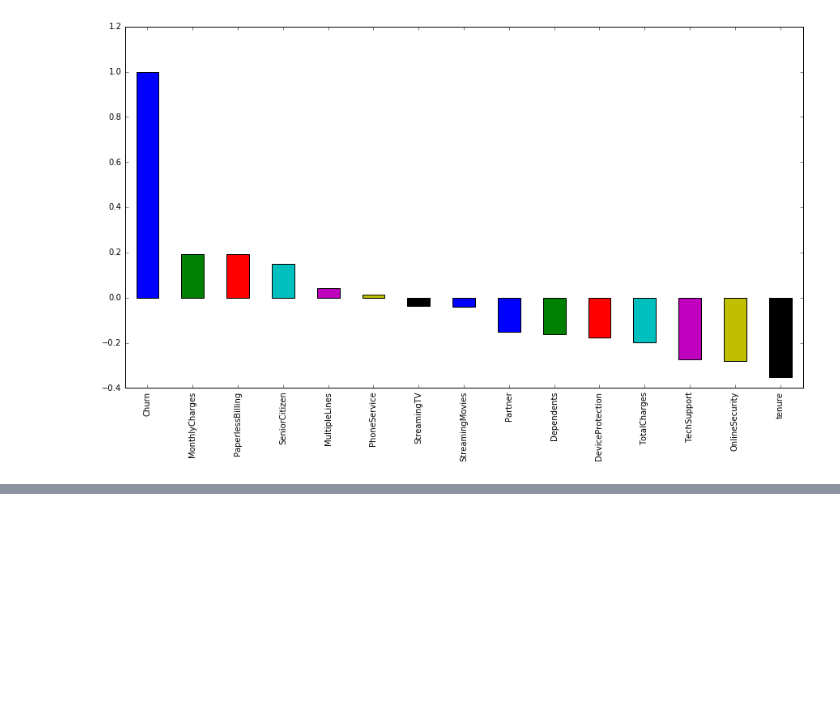
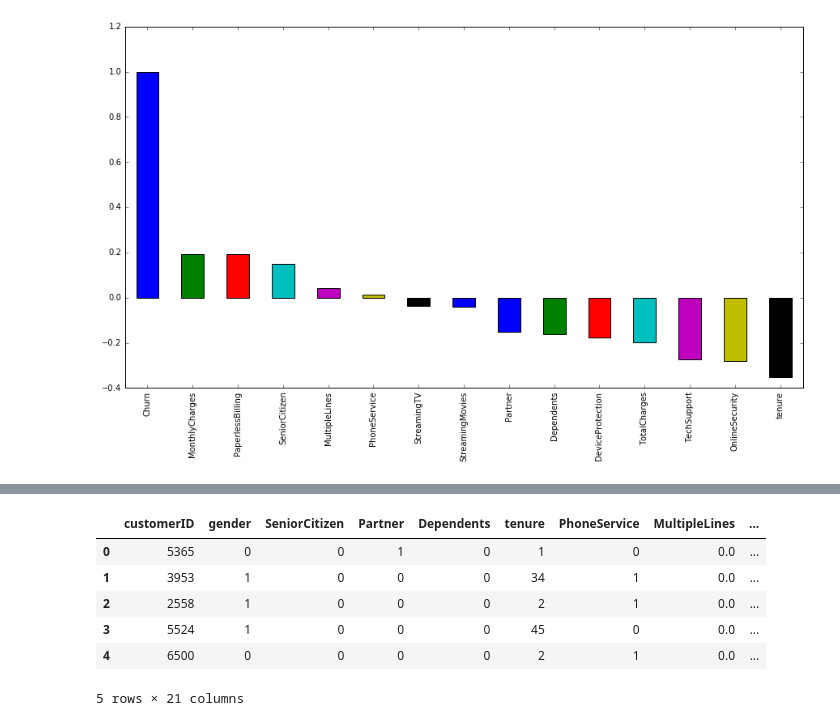
Before and after one commit to ngota/Telco_churn, a Jupyter notebook: telco_churn_predict.ipynb, the cells around one changed output, grey strips where cells are left out. Saved outputs shown, nothing was run; the diff lists cells and outputs as text; code cells hidden in the pictures; blank space fills up the shorter version.

```diff
--- a/telco_churn_predict.ipynb
+++ b/telco_churn_predict.ipynb
@@ -156,0 +181,20 @@ data.corr()['Churn'].sort_values(ascending = False).plot(kind='bar')
+# %%
+from sklearn.preprocessing import LabelEncoder
+
+def object_to_int(dataframe_series):
+    if dataframe_series.dtype=='object':
+        dataframe_series = LabelEncoder().fit_transform(dataframe_series)
+    return dataframe_series
+cust_data = cust_data.apply(lambda x: object_to_int(x))
+cust_data.fillna(0,inplace=True)
+
+
+cust_data.head()
+# %% [output]
+|  | customerID | gender | SeniorCitizen | Partner | Dependents | tenure | PhoneService | MultipleLines | ... |
+| 0 | 5365 | 0 | 0 | 1 | 0 | 1 | 0 | 0.0 | ... |
+| 1 | 3953 | 1 | 0 | 0 | 0 | 34 | 1 | 0.0 | ... |
+| 2 | 2558 | 1 | 0 | 0 | 0 | 2 | 1 | 0.0 | ... |
+| 3 | 5524 | 1 | 0 | 0 | 0 | 45 | 0 | 0.0 | ... |
+| 4 | 6500 | 0 | 0 | 0 | 0 | 2 | 1 | 0.0 | ... |
+5 rows × 21 columns
```
Also changed, not shown: parts of 5 cells of this notebook.
